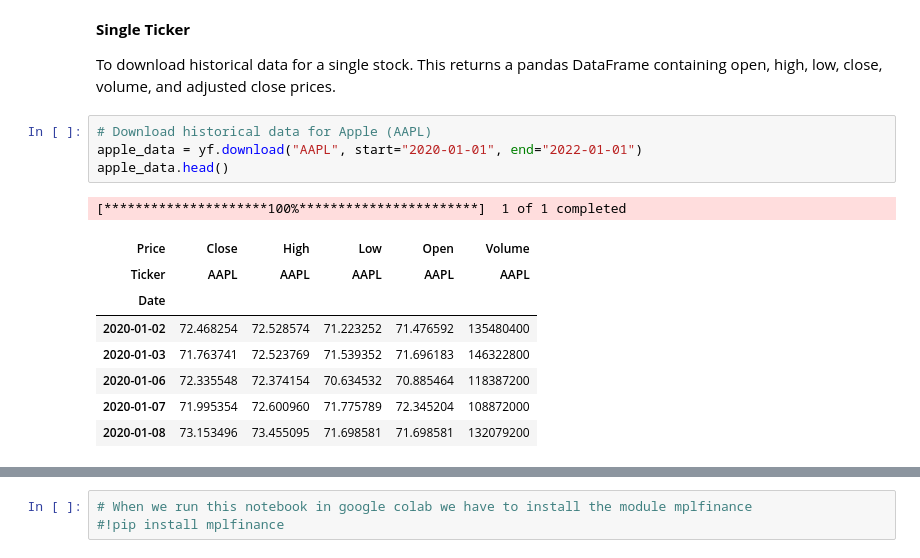
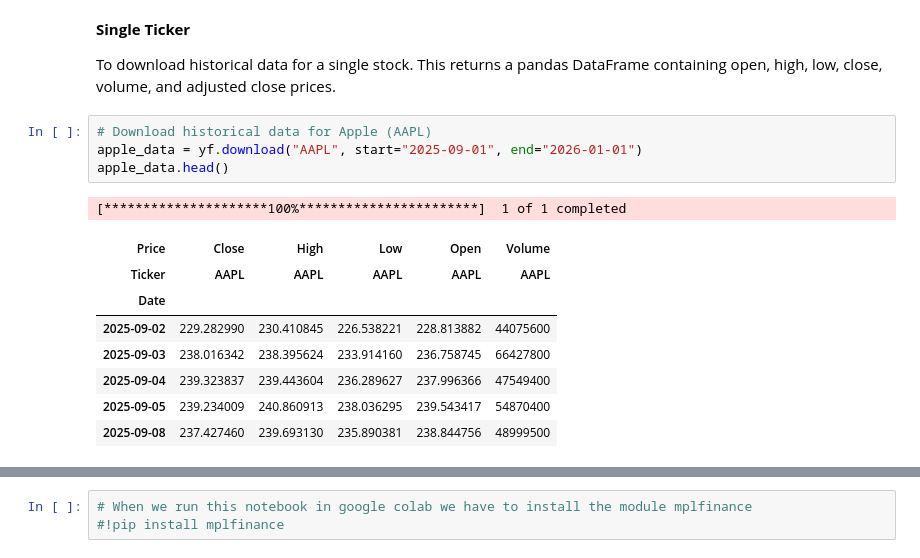
Before and after one commit to polyhedron-gdl/ml-for-finance-intro, a Jupyter notebook: 2026/01-notebooks/nb-lesson-1-2.ipynb, the cells around one changed output, grey strips where cells are left out. Drawn from its saved outputs; the diff is of its cells as text.

```diff
--- a/2026/01-notebooks/nb-lesson-1-2.ipynb
+++ b/2026/01-notebooks/nb-lesson-1-2.ipynb
@@ -657,15 +740,15 @@ Actual yfinance Version : 0.2.65  - Original Notebook use 0.2.36
 To download historical data for a single stock. This returns a pandas DataFrame containing open, high, low, close, volume, and adjusted close prices.
 # %%
 # Download historical data for Apple (AAPL)
-apple_data = yf.download("AAPL", start="2020-01-01", end="2022-01-01")
+apple_data = yf.download("AAPL", start="2025-09-01", end="2026-01-01")
 apple_data.head()
 # %% [output]
 [*********************100%***********************]  1 of 1 completed
 | Price | Close | High | Low | Open | Volume |
 | Ticker | AAPL | AAPL | AAPL | AAPL | AAPL |
 | Date |  |  |  |  |  |
-| 2020-01-02 | 72.468254 | 72.528574 | 71.223252 | 71.476592 | 135480400 |
-| 2020-01-03 | 71.763741 | 72.523769 | 71.539352 | 71.696183 | 146322800 |
-| 2020-01-06 | 72.335548 | 72.374154 | 70.634532 | 70.885464 | 118387200 |
-| 2020-01-07 | 71.995354 | 72.600960 | 71.775789 | 72.345204 | 108872000 |
-| 2020-01-08 | 73.153496 | 73.455095 | 71.698581 | 71.698581 | 132079200 |
+| 2025-09-02 | 229.282990 | 230.410845 | 226.538221 | 228.813882 | 44075600 |
+| 2025-09-03 | 238.016342 | 238.395624 | 233.914160 | 236.758745 | 66427800 |
+| 2025-09-04 | 239.323837 | 239.443604 | 236.289627 | 237.996366 | 47549400 |
+| 2025-09-05 | 239.234009 | 240.860913 | 238.036295 | 239.543417 | 54870400 |
+| 2025-09-08 | 237.427460 | 239.693130 | 235.890381 | 238.844756 | 48999500 |
```
Also changed, not shown: parts of 54 cells of this notebook, 9 other files.
